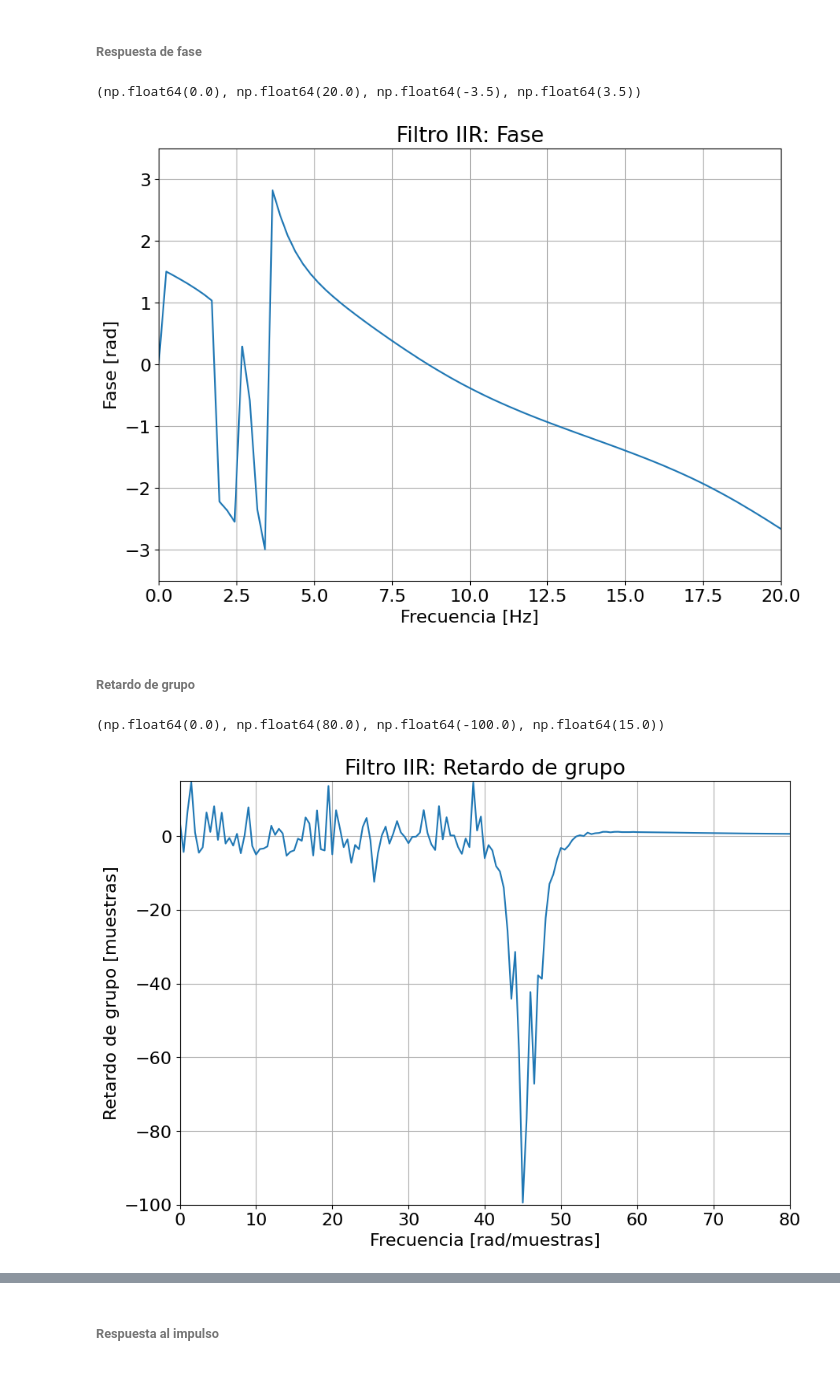
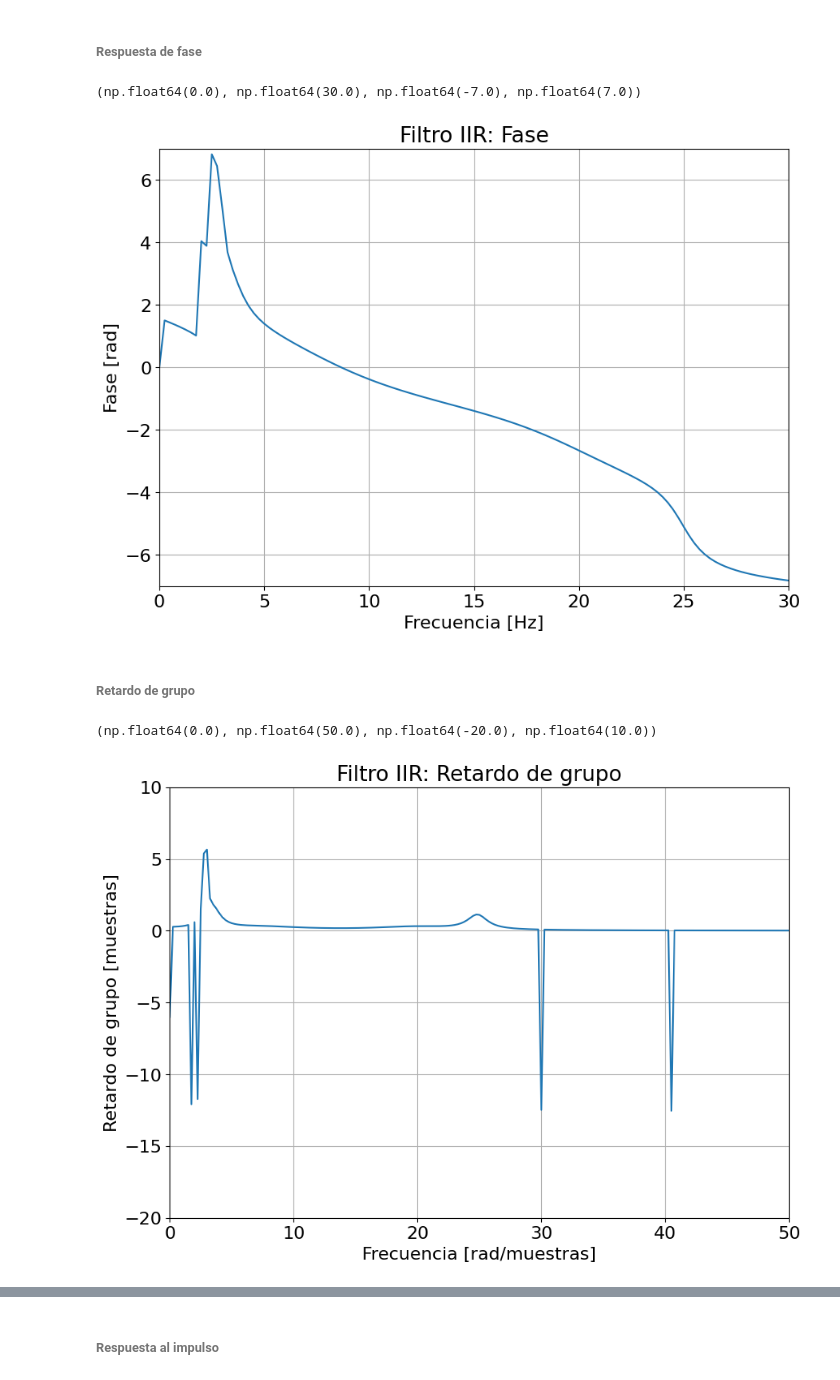
Before and after one commit to mdelen17/TC2, a Jupyter notebook: TS9/Filtros_Digitales.ipynb, the cells around one changed output, grey strips where cells are left out. Cells and saved outputs as stored; diff of their text form; code cells hidden in the pictures.

```diff
--- a/TS9/Filtros_Digitales.ipynb
+++ b/TS9/Filtros_Digitales.ipynb
@@ -73,28 +74,10 @@ gains = 10**(gains/20)
 # gpas = perdida o atenuacion
 #gstop = att minima en banda de stop
 
-bp_sos_elipt = sig.iirdesign( wp=[wp1, wp2], ws=[ws1, ws2], gpass = AtMaxima, gstop=AtMinima, analog=False, output='sos', fs= fs)
+bp_sos_elipt = sig.iirdesign( wp=[wp1, wp2], ws=[ws1, ws2], gpass = AtMaxima, gstop=AtMinima, ftype= 'ellip', analog=False, output='sos', fs= fs)
 print(bp_sos_elipt) # Coeficientes del filtro
-w, h= sig.sosfreqz(bp_sos_elipt, worN=4096, whole=True, fs = fs)
-db = 20*np.log10(np.maximum(np.abs(h), 1e-5))
-
-
-plt.xlim(0, 70)
-plt.ylim(-100, 5)
-plt.grid(True)
-
-plt.plot(w, 20 * np.log10(abs(h)), label='IIR-Win {:d}'.format(w.shape[0]))
-
-plt.title('Filtros diseñados')
-plt.xlabel('Frecuencia [Hz]')
-plt.ylabel('Módulo [dB]')
-plt.grid()
-plt.axis([0, 100, -60, 5 ]);
-
-axes_hdl = plt.gca()
-axes_hdl.legend()
-
-plot_plantilla(filter_type = 'bandpass', fpass = frecs[[2, 3]]* nyq_frec, ripple = AtMaxima , fstop = frecs[ [1, 4] ]* nyq_frec, attenuation = AtMinima)
+w, h= sig.sosfreqz(sos= bp_sos_elipt, worN=2000, whole=False, fs = fs)
+print("\n\"Orden del filtro:\" ", 2*bp_sos_elipt.shape[0])
 # %% [output]
 [[ 0.00309834 -0.00599684  0.00309834  1.         -1.9451472   0.94803504]
  [ 1.          0.         -1.          1.         -1.93417486  0.95008226]
@@ -111,26 +111,29 @@ plt.title("Filtro IIR: Fase")
 plt.ylabel('Fase [rad]')
 plt.xlabel('Frecuencia [Hz]')
 plt.grid(visible=True)
-plt.plot(w, np.angle(h));
-plt.axis([0, 20, -3.5, 3.5 ])
+plt.plot(w, np.unwrap(np.angle(h)));
+plt.axis([0, 30, -7, 7 ])
 # %% [output]
-(np.float64(0.0), np.float64(20.0), np.float64(-3.5), np.float64(3.5))
+(np.float64(0.0), np.float64(30.0), np.float64(-7.0), np.float64(7.0))
-[figure, old version]
+[figure, new version]
 # %% [markdown]
 ###### Retardo de grupo
 # %%
+delta_w = np.diff(w)
 
-b,a = sig.sos2tf(bp_sos_elipt)
-w, gd = sig.group_delay((b, a), w=1000, whole=False, fs=fs)
+gd = -np.diff(np.unwrap(np.angle(h)))/delta_w
+
+#dif reduce en 1 el tamaño total, asi que le resto 1 a w
+w_gd = w[:-1]
 
 plt.figure(3)
 
 plt.title('Filtro IIR: Retardo de grupo')
-plt.plot(w, gd)
+plt.plot(w_gd, gd)
 plt.ylabel('Retardo de grupo [muestras]')
 plt.xlabel('Frecuencia [rad/muestras]')
 plt.grid()
-plt.axis([0, 80, -100, 15 ])
+plt.axis([0, 50, -20, 10 ])
 # %% [output]
-(np.float64(0.0), np.float64(80.0), np.float64(-100.0), np.float64(15.0))
+(np.float64(0.0), np.float64(50.0), np.float64(-20.0), np.float64(10.0))
-[figure, old version]
+[figure, new version]
```
Also changed, not shown: parts of 13 cells of this notebook, 1 other file.
